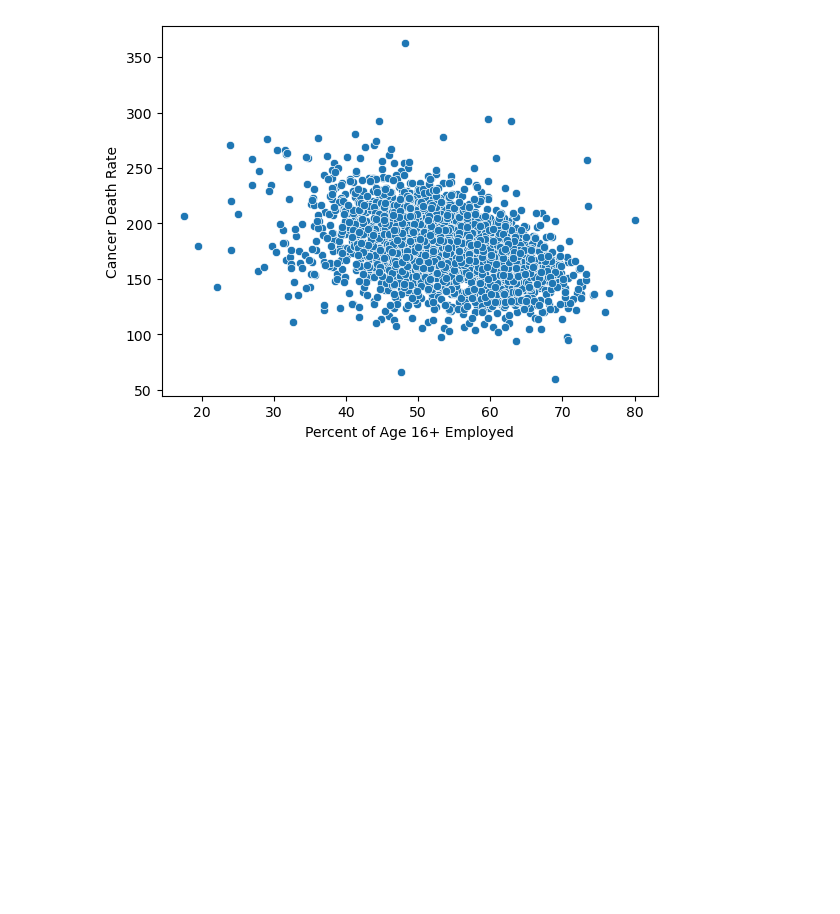
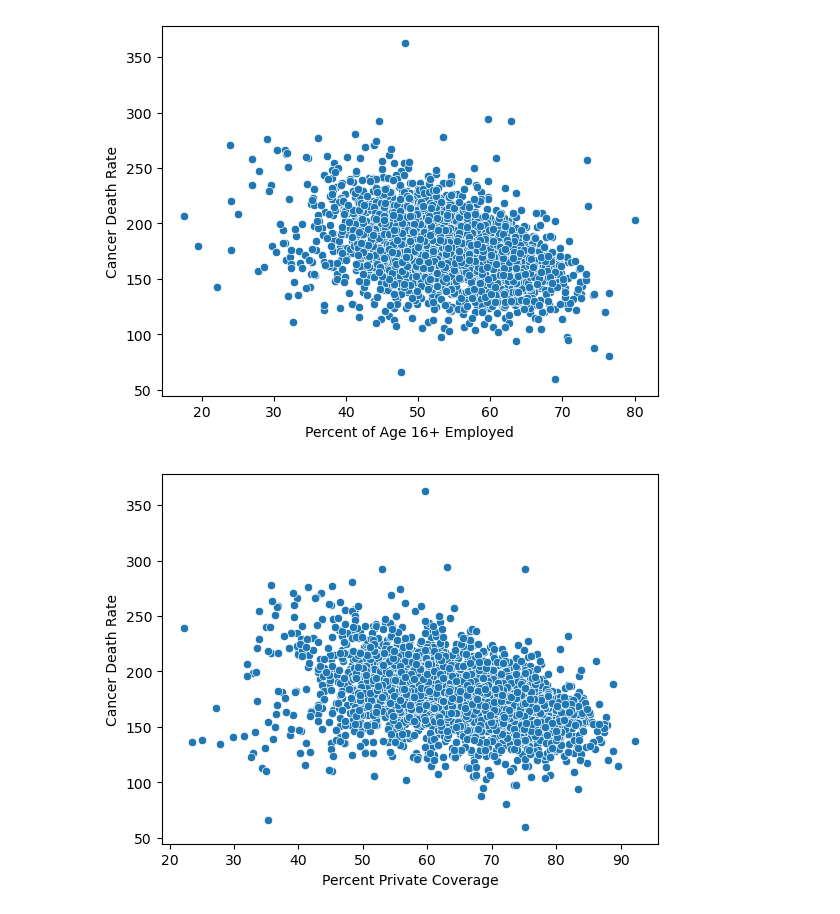
Before and after one commit to caseyhild/Data-Science-For-Cancer-Analysis, a Jupyter notebook: EDACheckpointGroup_Sp23_Casey_s_Group.ipynb, the cells around one changed output. Cells and saved outputs as stored; diff of their text form; code cells hidden in the pictures; blank space fills up the shorter version.

```diff
--- a/EDACheckpointGroup_Sp23_Casey_s_Group.ipynb
+++ b/EDACheckpointGroup_Sp23_Casey_s_Group.ipynb
@@ -334,3 +340,10 @@ plt.ylabel('Cancer Death Rate')
 plt.show()
 # %% [output]
 [figure]
+# %%
+sns.scatterplot(x='pctprivatecoverage', y='target_deathrate', data=data_cancer)
+plt.xlabel('Percent Private Coverage')
+plt.ylabel('Cancer Death Rate')
+plt.show()
+# %% [output]
+[figure, added]
```
Also changed, not shown: parts of 7 cells of this notebook.
